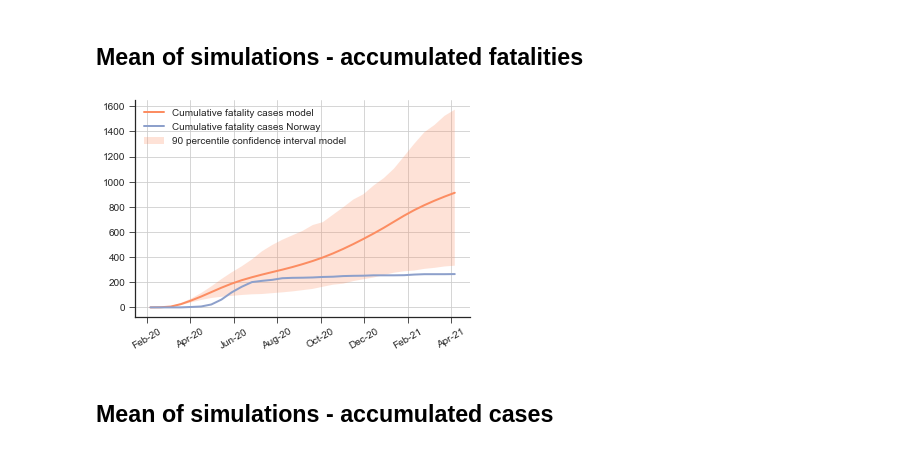
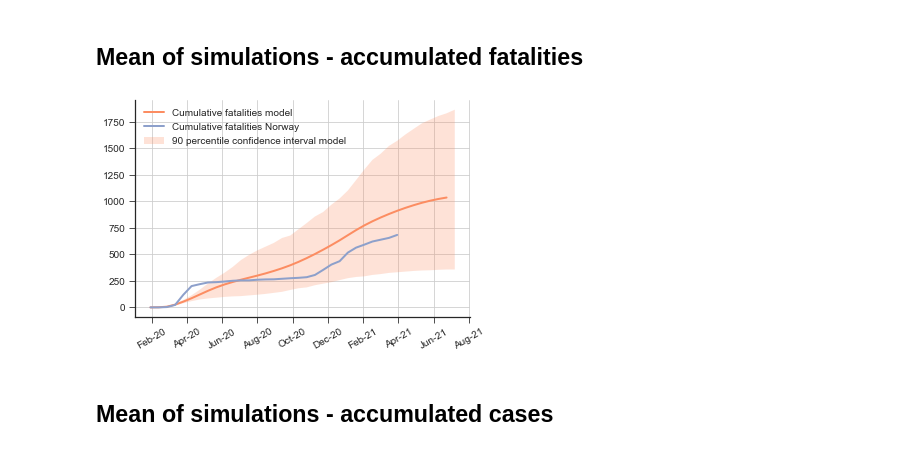
Before and after one commit to bendiknordeng/Epidemiologic-Strategies, a Jupyter notebook: notebooks/peder_computational_study.ipynb, the cells around one changed output. Cells and saved outputs as stored; diff of their text form; code cells hidden in the pictures.

```diff
--- a/notebooks/peder_computational_study.ipynb
+++ b/notebooks/peder_computational_study.ipynb
@@ -178,19 +174,3 @@ Reading results ..
-# %%
-for k, v in paths.items():
-    # Add additonal data
-
-    # df_x_regions
-    X = np.insert(np.diff(all_data[k][8], axis=1), 0, 0, axis=1) # Need to this on vaccines since the first week is deleted when taking the difference of V for each week
-    df_x_regions = prepare_regional_data(X)
-    all_data[k].append(df_x_regions)
-
-    # I cumulative percentiles
-    I_regions_cum = prepare_regional_data(all_data[k][5].cumsum(axis=1))
-    all_data[k].append(I_regions_cum)
-
-    # I_regions_cum
-    percentile=90
-    all_data[k].append(calculate_cumulative_infected_percentiles(percentile, all_data[k][12], all_data[k][11]))
 # %% [markdown]
 # Plot Vaccine distribution for different poilicies
 # %%
@@ -238,38 +214,42 @@ df = df[df.country == "Norway"].fillna(0)
 # %% [markdown]
 ## Mean of simulations - accumulated fatalities
 # %%
+# Load norwegina data
+df = pd.read_csv('../data/waves/world_daily_cases.csv')
+df = df[df.country == "Norway"].fillna(0)
+
 policy = all_policies[0]
 dates = all_data[policy][14]
 [deaths_mean_cumulative, u_percentile_deaths_cum, l_percentile_deaths_cum, infected_mean_cumulative, u_percentile_infected_cum, l_percentile_infected_cum , deaths_cumulative, infected_cumulative] = all_data[policy][17]
 
 plt.style.use('seaborn-ticks')
-restrict_to_real_data_length = True
+restrict_to_real_data_length = False
 max_weeks_real_data = int(62/2)
 fig, ax = plt.subplots(1)
 
 if restrict_to_real_data_length:
     ax.plot(dates[:max_weeks_real_data], deaths_mean_cumulative[:max_weeks_real_data], lw=2, label='Cumulative fatality cases model', color=colors[color_1])
-    ax.plot(dates[:max_weeks_real_data], df.cumulative_total_deaths.to_numpy(dtype=int)[:max_weeks_real_data*7:7], lw=2, label='Cumulative fatality cases Norway', color=colors[color_2])
+    ax.plot(dates[:max_weeks_real_data], df.cumulative_total_deaths.to_numpy(dtype=int)[:max_weeks_real_data*14:14], lw=2, label='Cumulative fatality cases Norway', color=colors[color_2])
     ax.fill_between(dates[:max_weeks_real_data], u_percentile_deaths_cum[:max_weeks_real_data], l_percentile_deaths_cum[:max_weeks_real_data], facecolor=colors[color_1], alpha=0.25, label='90 percentile confidence interval model')
 
 else:
-    ax.plot(dates[:-1], deaths_mean_cumulative[:-1], lw=2, label='Cumulative fatality cases model', color=colors[color_1])
-    ax.plot(dates[:max_weeks_real_data], df.cumulative_total_deaths.to_numpy(dtype=int)[:max_weeks_real_data*7:7], lw=2, label='Cumulative fatality cases Norway', color=colors[color_2])
+    ax.plot(dates[:-1], deaths_mean_cumulative[:-1], lw=2, label='Cumulative fatalities model', color=colors[color_1])
+    ax.plot(dates[:max_weeks_real_data], df.cumulative_total_deaths.to_numpy(dtype=int)[:max_weeks_real_data*14:14], lw=2, label='Cumulative fatalities Norway', color=colors[color_2])
     ax.fill_between(dates, u_percentile_deaths_cum, l_percentile_deaths_cum, facecolor=colors[color_1], alpha=0.25, label='90 percentile confidence interval model')
 
 ax.legend(loc='upper left')
 # Format the date into months & days
 plt.gca().xaxis.set_major_formatter(mdates.DateFormatter('%b-%y'))
 # Change the tick interval
 plt.gca().xaxis.set_major_locator(mdates.DayLocator(interval=60))
 # Puts x-axis labels on an angle
 plt.gca().xaxis.set_tick_params(rotation =30)
 ax.spines['right'].set_visible(False)
 ax.spines['top'].set_visible(False)
 ax.grid()
 fig.savefig("../plots/computational_study/norwegian_numbers_comparison_objective/mean_match_deaths.png", bbox_inches='tight', dpi=150)
 # %% [output]
-[figure, old version]
+[figure, new version]
 # %% [markdown]
 ## Mean of simulations - accumulated cases
 # %%
```
Also changed, not shown: parts of 22 cells of this notebook.
